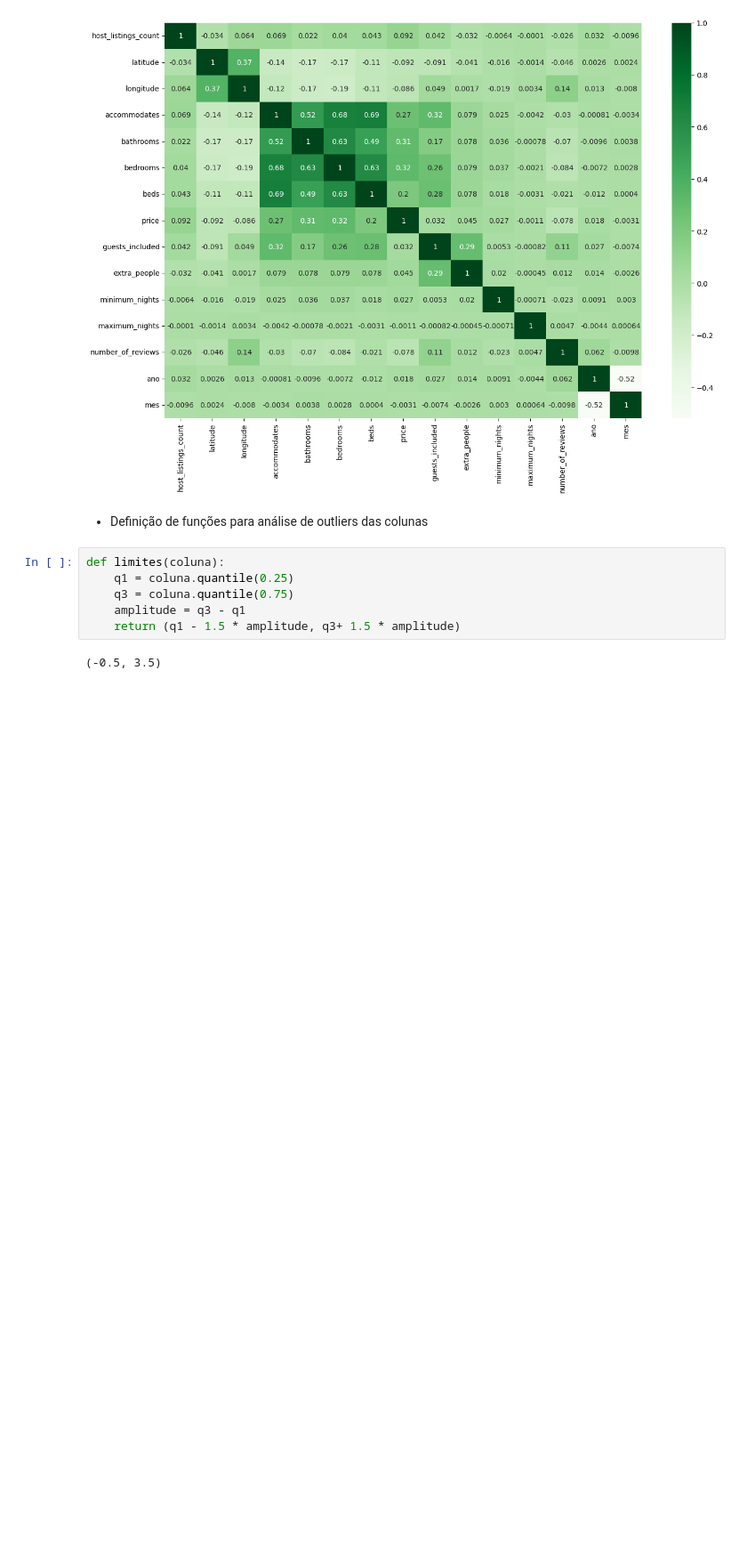
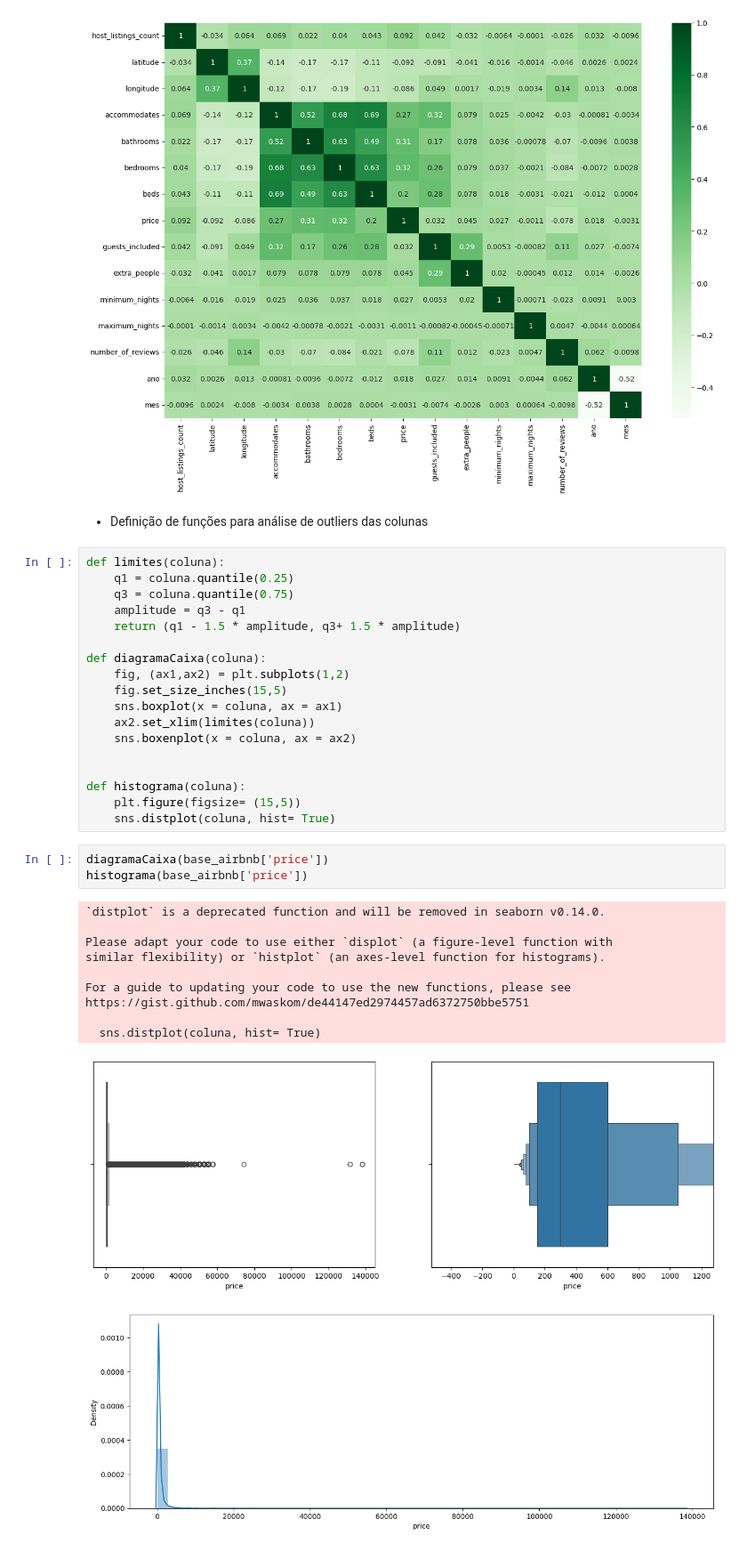
Before and after one commit to guilhermeluizcosta/Projeto-CienciaDeDados, a Jupyter notebook: Projeto.ipynb, the cells around one changed output. Shown: that part at 89% size. Cells and saved outputs as stored; diff of their text form; blank space fills up the shorter version.

Commit message:
Diagrama de Caixa e Histograma com Seaborn

```diff
--- a/Projeto.ipynb
+++ b/Projeto.ipynb
@@ -204,5 +204,30 @@ def limites(coluna):
     q3 = coluna.quantile(0.75)
     amplitude = q3 - q1
     return (q1 - 1.5 * amplitude, q3+ 1.5 * amplitude)
+
+def diagramaCaixa(coluna):
+    fig, (ax1,ax2) = plt.subplots(1,2)
+    fig.set_size_inches(15,5)
+    sns.boxplot(x = coluna, ax = ax1)
+    ax2.set_xlim(limites(coluna))
+    sns.boxenplot(x = coluna, ax = ax2)
+
+
+def histograma(coluna):
+    plt.figure(figsize= (15,5))
+    sns.distplot(coluna, hist= True)
-# %% [output]
-(-0.5, 3.5)
+# %%
+diagramaCaixa(base_airbnb['price'])
+histograma(base_airbnb['price'])
+# %% [output]
+`distplot` is a deprecated function and will be removed in seaborn v0.14.0.
+
+Please adapt your code to use either `displot` (a figure-level function with
+similar flexibility) or `histplot` (an axes-level function for histograms).
+
+For a guide to updating your code to use the new functions, please see
+https://gist.github.com/mwaskom/de44147ed2974457ad6372750bbe5751
+
+  sns.distplot(coluna, hist= True)
+[figure, added]
+[figure, added]
```
